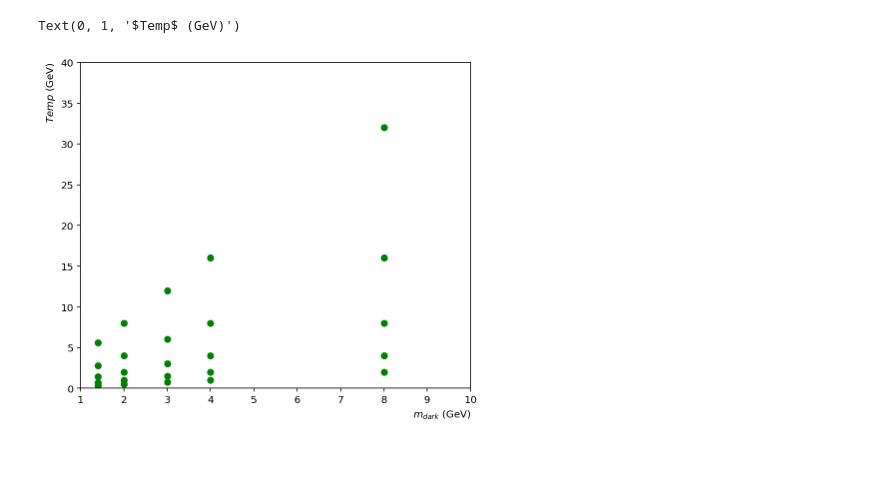
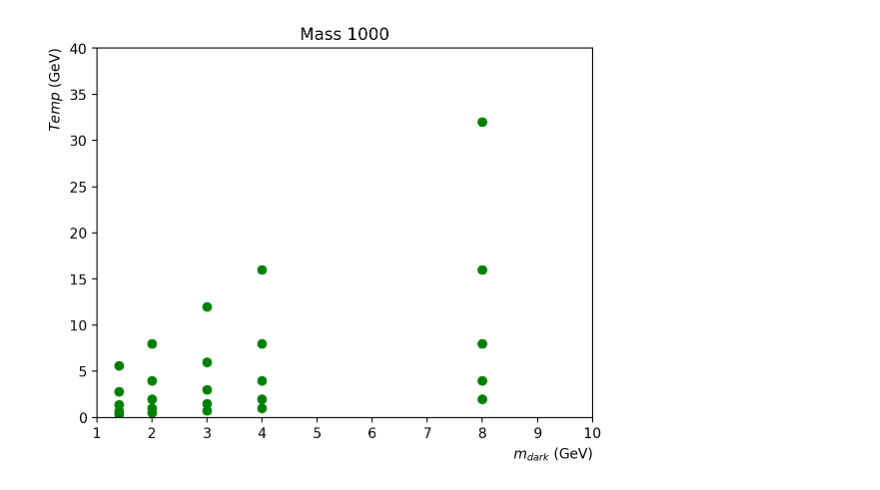
Before and after one commit to SUEPPhysics/SUEPLimits, a Jupyter notebook: notebook_tools/limits-2D.ipynb, the cells around one changed output. Saved outputs shown, nothing was run; the diff lists cells and outputs as text; code cells hidden in the pictures; blank space fills up the shorter version.

Commit message:
applied lumi and updated plotting notebooks

```diff
--- a/notebook_tools/limits-2D.ipynb
+++ b/notebook_tools/limits-2D.ipynb
@@ -19,6 +19,6 @@ np.seterr(divide='ignore', invalid='ignore')
 # %%
 era = 2018
-M = 800
+M = 1000
 # %%
 def get_limits(fn):
     f = uproot.open(fn)
@@ -43,7 +43,7 @@ def get_SUEP_file(Mass=125, mdark=2, t=1, decay="darkPho", path="./"):
     else:
         pass
 
-def log_interp1d(xx, yy, kind='linear'):
+def log_interp1d(xx, yy, kind='linear'): # Returns a linear interpolation through log(x) and log(y)
     logx = np.log(xx)
     logy = np.log(yy)
     lin_interp = interpolate.interp1d(logx, logy, bounds_error=False, fill_value="extrapolate", kind=kind)
@@ -54,10 +54,10 @@ def xs_scale(proc):
     xsec = 1.0
     with open(f"../config/xsections_{era}.json") as file:
             MC_xsecs = json.load(file)
-    #xsec  = MC_xsecs[proc]["xsec"]
-    xsec *= MC_xsecs[proc]["kr"]
-    xsec *= MC_xsecs[proc]["br"]
-    #xsec *= 1000.0
+    xsec  = MC_xsecs[proc]["xsec"] # xsection in pb
+    # xsec *= MC_xsecs[proc]["kr"] # filter efficiency
+    # xsec *= MC_xsecs[proc]["br"]
+    #xsec *= 1000.0 # To change from pb to fb
     assert xsec > 0, "{} has a null cross section!".format(proc)
     return xsec
 # %%
@@ -80,29 +78,39 @@ for pair in all_params:
 # %%
-plt.figure(figsize=(7,6))
+def get_params(M=M):
+    params = []
+    for pair in all_params:
+        if pair[1] != M: continue
+        params.append([pair[2],pair[0],pair[3]])
 
-skip_bad = []
+    skip_bad =[]
 
-for pair in params:
-    limit = get_limits(get_SUEP_file(Mass=M, mdark=pair[0] ,t=pair[1] ,decay='hadronic'))
-    try:
+    for pair in params:
         limit = get_limits(get_SUEP_file(Mass=M, mdark=pair[0] ,t=pair[1] ,decay='hadronic'))
-        if limit.shape == (2,5):
-            plt.scatter(pair[0],pair[1], color="green")
-            skip_bad.append(pair)
-        else:
-            plt.scatter(pair[0],pair[1], color="blue", alpha=0.5)
-    except:
-        pass
-        get_SUEP_file(Mass=M, mdark=pair[0] ,t=pair[1] ,decay='hadronic')
-        plt.scatter(pair[1],pair[0], color="red")
+        try:
+            limit = get_limits(get_SUEP_file(Mass=M, mdark=pair[0] ,t=pair[1] ,decay='hadronic'))
+            if limit.shape == (2,5):
+                plt.scatter(pair[0],pair[1], color="green")
+                skip_bad.append(pair)
+            else:
+                print(get_SUEP_file(Mass=M, mdark=pair[0] ,t=pair[1] ,decay='hadronic'))
 
-params = skip_bad
+                plt.scatter(pair[0],pair[1], color="blue", alpha=0.5)
+        except:
+            print(get_SUEP_file(Mass=M, mdark=pair[0] ,t=pair[1] ,decay='hadronic'))
+            plt.scatter(pair[0],pair[1], color="red")
 
-plt.ylim([0, 40])
-plt.xlim([1, 10])
-plt.xlabel(r"$m_{dark}$ (GeV)", x=1, ha='right')
-plt.ylabel(r"$Temp$ (GeV)", y=1, ha='right')
+
+
+    plt.ylim([0, 40])
+    plt.xlim([1, 10])
+    plt.xlabel(r"$m_{dark}$ (GeV)", x=1, ha='right')
+    plt.ylabel(r"$Temp$ (GeV)", y=1, ha='right')
+    plt.title('Mass {}'.format(M))
+    plt.show()
+
+    return skip_bad
+
+params = get_params(M)
 # %% [output]
-Text(0, 1, '$Temp$ (GeV)')
-[figure, old version]
+[figure, new version]
 # %%
```
Also changed, not shown: parts of 8 cells of this notebook, 7 other files.
